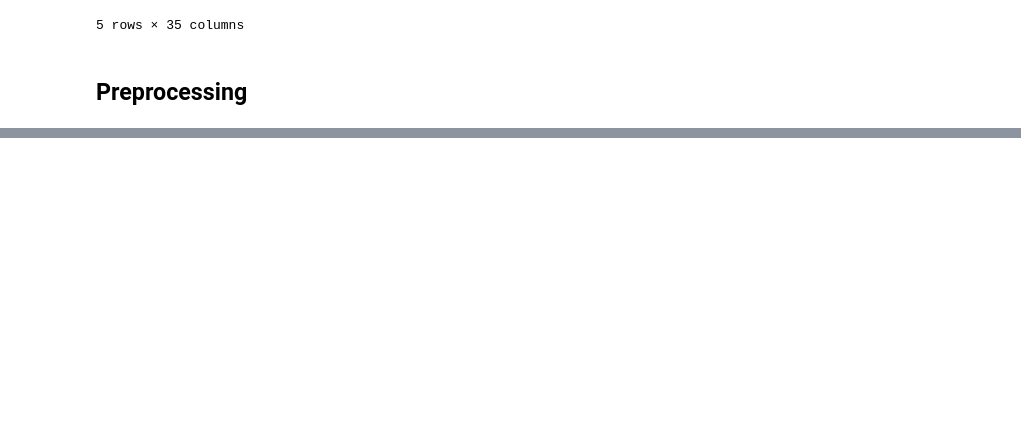
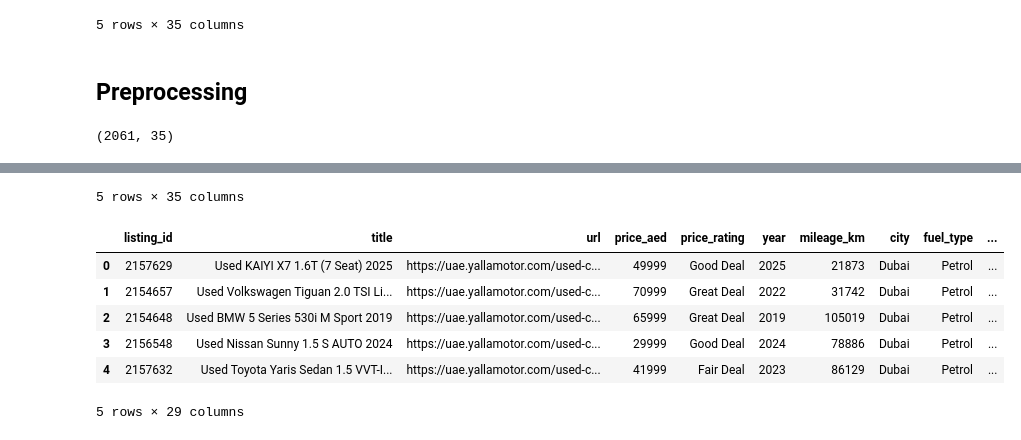
Before and after one commit to mkk-22/inventory_analysis, a Jupyter notebook: code/preprocessing.ipynb, the cells around one changed output, grey strips where cells are left out. Cells and saved outputs as stored; diff of their text form; code cells hidden in the pictures; blank space fills up the shorter version.

```diff
--- a/code/preprocessing.ipynb
+++ b/code/preprocessing.ipynb
@@ -15,3 +15,12 @@ df.head()
 5 rows × 35 columns
 # %% [markdown]
 ## Preprocessing
+# %%
+print(df.shape) # 2061 rows, 35 columns
+display(df.head())
+
+# should remove price_text, price_valid_until, currency, availability, condition, source (they are always the same value)
+df = df.drop(columns=["price_text", "price_valid_until", "currency", "availability", "condition", "source"])
+df.head()
+# %% [output]
+(2061, 35)
@@ -17,0 +33,8 @@ df.head()
+5 rows × 35 columns
+|  | listing_id | title | url | price_aed | price_rating | year | mileage_km | city | fuel_type | ... |
+| 0 | 2157629 | Used KAIYI X7 1.6T (7 Seat) 2025 | https://uae.yallamotor.com/used-c... | 49999 | Good Deal | 2025 | 21873 | Dubai | Petrol | ... |
+| 1 | 2154657 | Used Volkswagen Tiguan 2.0 TSI Li... | https://uae.yallamotor.com/used-c... | 70999 | Great Deal | 2022 | 31742 | Dubai | Petrol | ... |
+| 2 | 2154648 | Used BMW 5 Series 530i M Sport 2019 | https://uae.yallamotor.com/used-c... | 65999 | Great Deal | 2019 | 105019 | Dubai | Petrol | ... |
+| 3 | 2156548 | Used Nissan Sunny 1.5 S AUTO 2024 | https://uae.yallamotor.com/used-c... | 29999 | Good Deal | 2024 | 78886 | Dubai | Petrol | ... |
+| 4 | 2157632 | Used Toyota Yaris Sedan 1.5 VVT-I... | https://uae.yallamotor.com/used-c... | 41999 | Fair Deal | 2023 | 86129 | Dubai | Petrol | ... |
+5 rows × 29 columns
```
Also changed, not shown: parts of 5 cells of this notebook, 1 other file.
